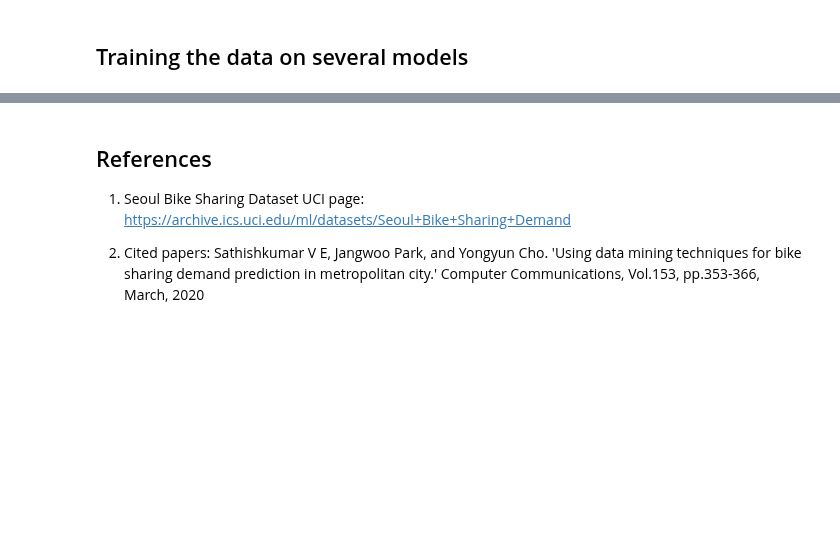
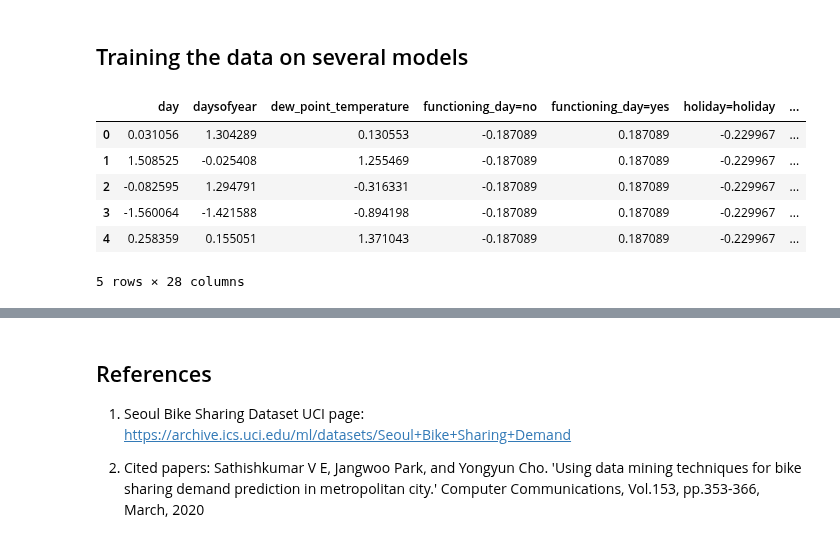
Before and after one commit to Emekadavid/bike-rentals, a Jupyter notebook: notebook.ipynb, the cells around one changed output, grey strips where cells are left out. Cells and saved outputs as stored; diff of their text form; code cells hidden in the pictures; blank space fills up the shorter version.

```diff
--- a/notebook.ipynb
+++ b/notebook.ipynb
@@ -491,3 +502,27 @@ f'The baseline model is {rmse_score}'
 'The baseline model is 439.12973947899343'
 # %% [markdown]
 ## Training the data on several models
+# %%
+# dict vectorizer for the trains and vals dataset
+dv = DictVectorizer(sparse=False)
+train_dict = train_df.to_dict(orient="records")
+X_train = dv.fit_transform(train_dict)
+
+val_dict = val_df.to_dict(orient="records")
+X_val = dv.transform(val_dict)
+# %%
+# scaling both data sets in case of outliers and to optimize the models
+scaler = StandardScaler()
+# Create scaled version of the predictors
+X_scaled = scaler.fit_transform(X_train)
+# Convert the scaled predictor values into a dataframe
+X_standardise = pd.DataFrame(X_scaled,columns=dv.get_feature_names_out())
+X_standardise.head()
+# %% [output]
+|  | day | daysofyear | dew_point_temperature | functioning_day=no | functioning_day=yes | holiday=holiday | ... |
+| 0 | 0.031056 | 1.304289 | 0.130553 | -0.187089 | 0.187089 | -0.229967 | ... |
+| 1 | 1.508525 | -0.025408 | 1.255469 | -0.187089 | 0.187089 | -0.229967 | ... |
+| 2 | -0.082595 | 1.294791 | -0.316331 | -0.187089 | 0.187089 | -0.229967 | ... |
+| 3 | -1.560064 | -1.421588 | -0.894198 | -0.187089 | 0.187089 | -0.229967 | ... |
+| 4 | 0.258359 | 0.155051 | 1.371043 | -0.187089 | 0.187089 | -0.229967 | ... |
+5 rows × 28 columns
```
Also changed, not shown: parts of 16 cells of this notebook, 1 other file.
